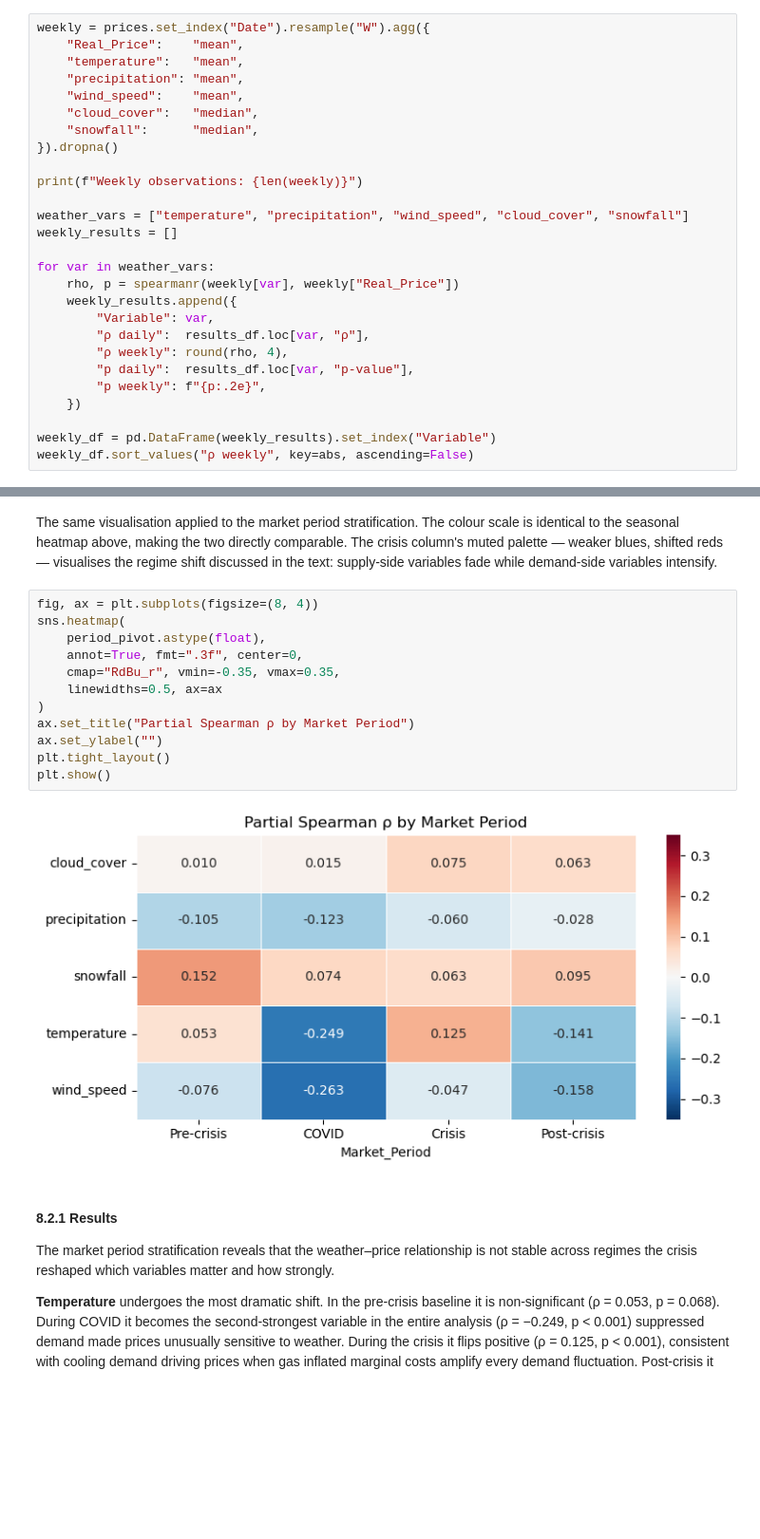
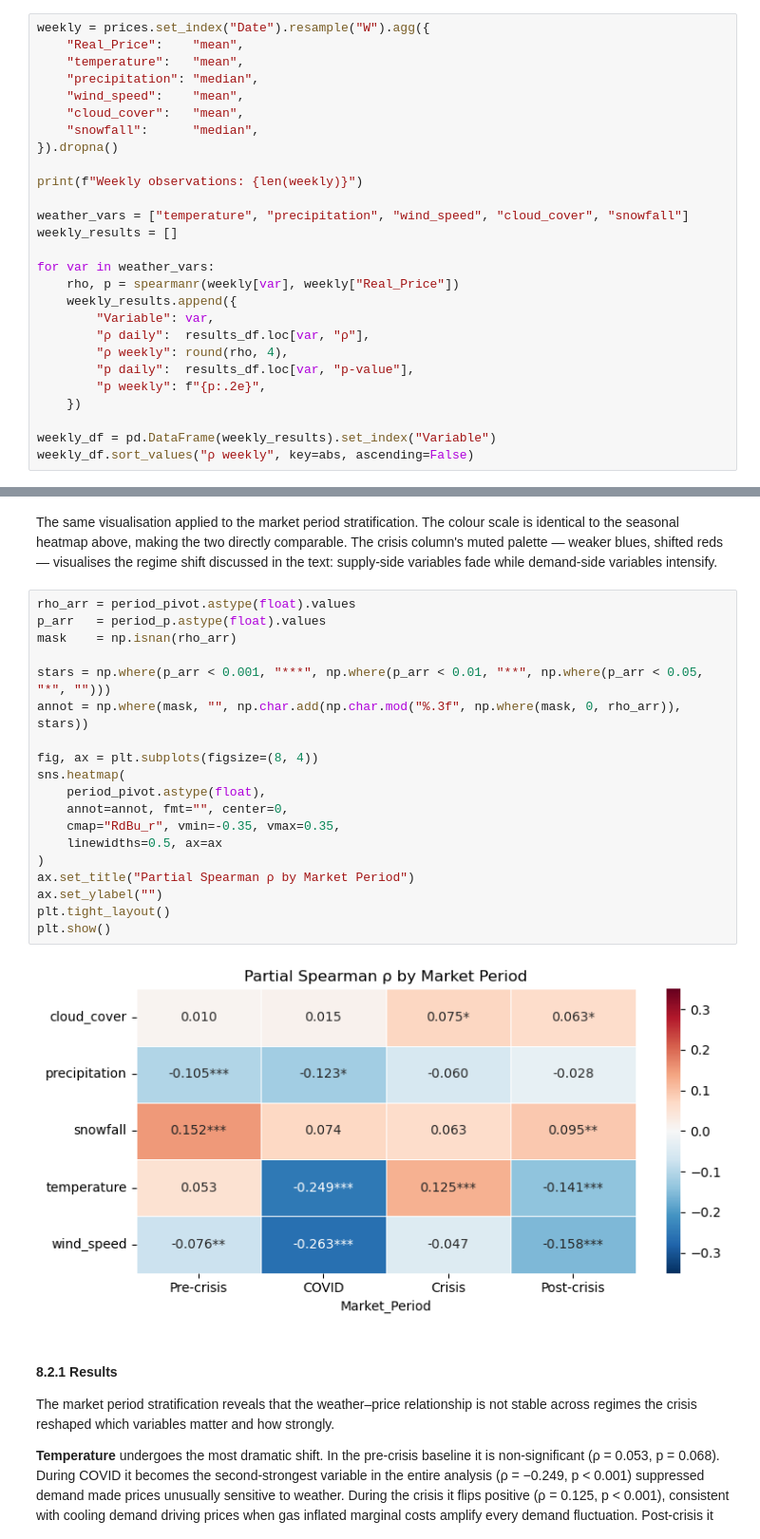
Before and after one commit to AdelinChaushev/Bulgarian-electricity-prices, a Jupyter notebook: BulgarianElectricityPrices.ipynb, the cells around one changed output, grey strips where cells are left out. Shown at 95% size. Saved outputs shown, nothing was run; the diff lists cells and outputs as text; blank space fills up the shorter version.

```diff
--- a/BulgarianElectricityPrices.ipynb
+++ b/BulgarianElectricityPrices.ipynb
@@ -1129,9 +1129,9 @@ If the Spearman correlations from Section 6.2 remain significant at weekly resol
 weekly = prices.set_index("Date").resample("W").agg({
     "Real_Price":    "mean",
     "temperature":   "mean",
-    "precipitation": "mean",
+    "precipitation": "median",
     "wind_speed":    "mean",
-    "cloud_cover":   "median",
+    "cloud_cover":   "mean",
     "snowfall":      "median",
 }).dropna()
 
@@ -1405,19 +1412,26 @@ period_p
 # %% [markdown]
 The same visualisation applied to the market period stratification. The colour scale is identical to the seasonal heatmap above, making the two directly comparable. The crisis column's muted palette — weaker blues, shifted reds — visualises the regime shift discussed in the text: supply-side variables fade while demand-side variables intensify.
 # %%
+rho_arr = period_pivot.astype(float).values
+p_arr   = period_p.astype(float).values
+mask    = np.isnan(rho_arr)
+
+stars = np.where(p_arr < 0.001, "***", np.where(p_arr < 0.01, "**", np.where(p_arr < 0.05, "*", "")))
+annot = np.where(mask, "", np.char.add(np.char.mod("%.3f", np.where(mask, 0, rho_arr)), stars))
+
 fig, ax = plt.subplots(figsize=(8, 4))
 sns.heatmap(
     period_pivot.astype(float),
-    annot=True, fmt=".3f", center=0,
+    annot=annot, fmt="", center=0,
     cmap="RdBu_r", vmin=-0.35, vmax=0.35,
     linewidths=0.5, ax=ax
 )
 ax.set_title("Partial Spearman ρ by Market Period")
 ax.set_ylabel("")
 plt.tight_layout()
 plt.show()
 # %% [output]
-[figure, old version]
+[figure, new version]
 # %% [markdown]
 #### 8.2.1 Results
 
```
Also changed, not shown: parts of 7 cells of this notebook.
